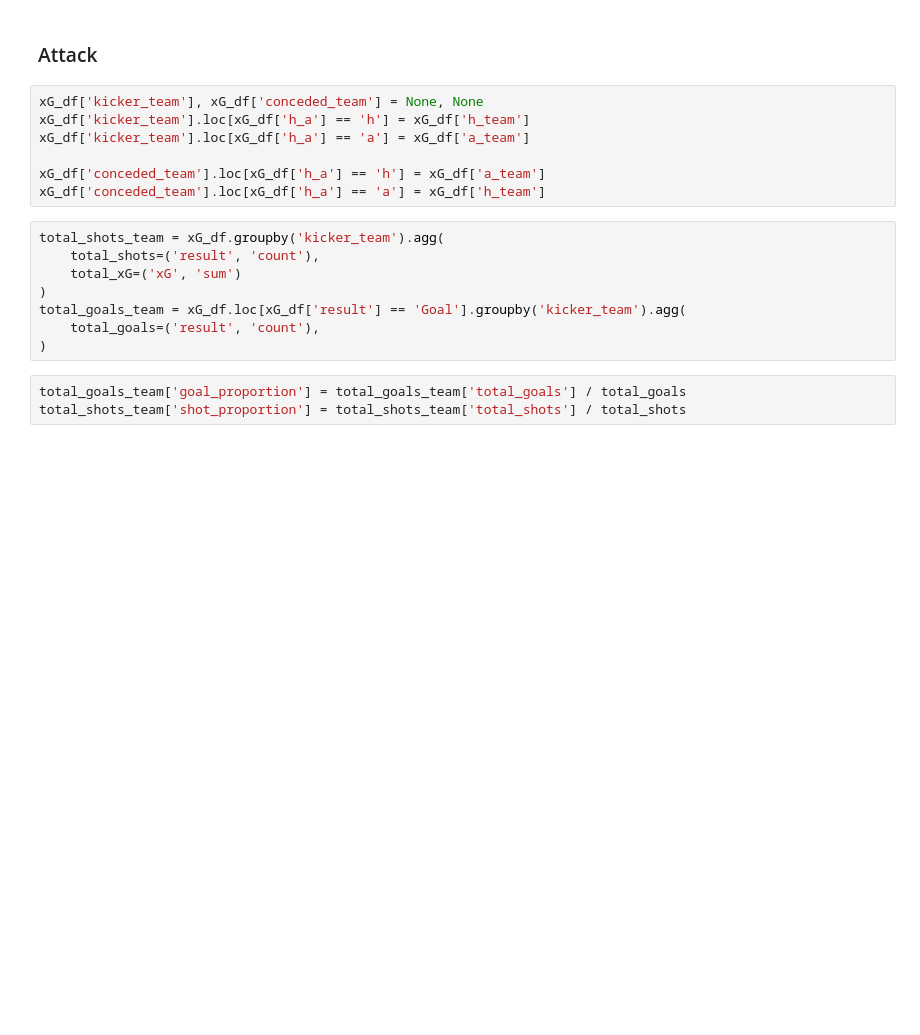
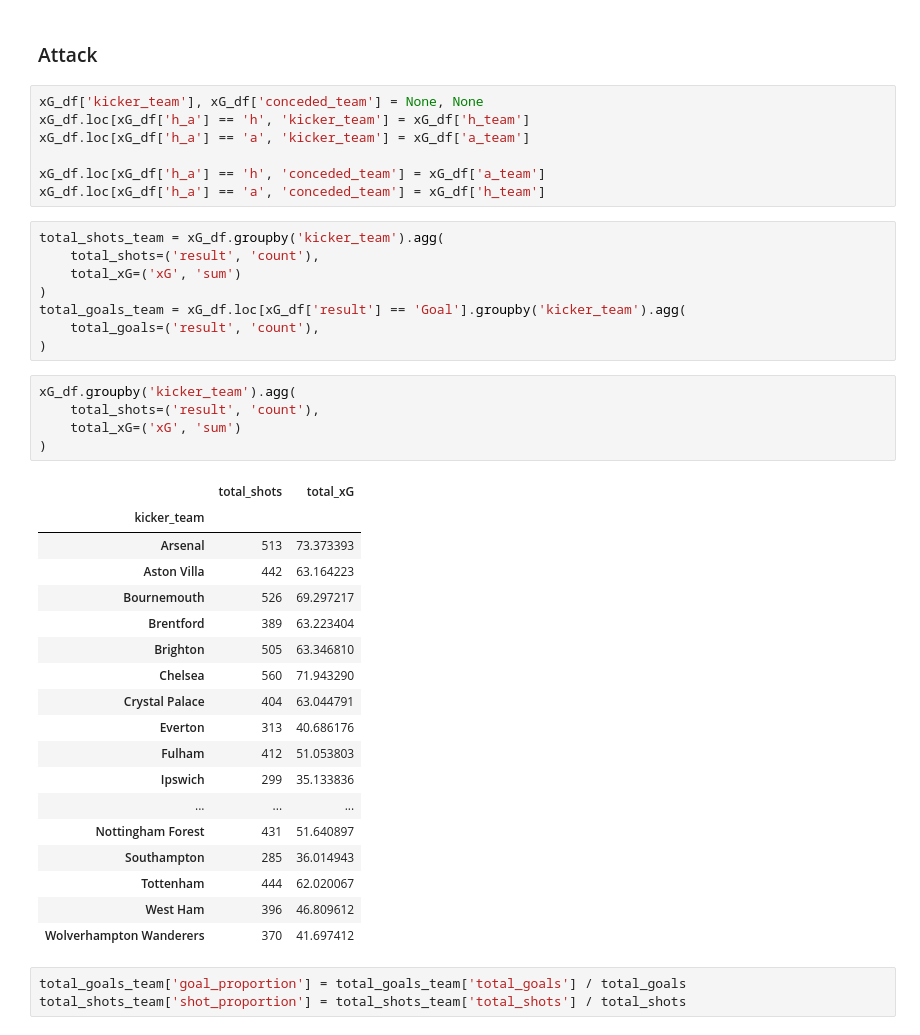
Before and after one commit to MemphisMeng/First-hand-Football, a Jupyter notebook: Notebooks/Understat_xG_Analysis.ipynb, the cells around one changed output. Saved outputs shown, nothing was run; the diff lists cells and outputs as text; blank space fills up the shorter version.

```diff
--- a/Notebooks/Understat_xG_Analysis.ipynb
+++ b/Notebooks/Understat_xG_Analysis.ipynb
@@ -1007,11 +979,11 @@ Log loss between true xG and shot result: 0.2946
 ### Attack
 # %%
 xG_df['kicker_team'], xG_df['conceded_team'] = None, None
-xG_df['kicker_team'].loc[xG_df['h_a'] == 'h'] = xG_df['h_team']
-xG_df['kicker_team'].loc[xG_df['h_a'] == 'a'] = xG_df['a_team']
+xG_df.loc[xG_df['h_a'] == 'h', 'kicker_team'] = xG_df['h_team']
+xG_df.loc[xG_df['h_a'] == 'a', 'kicker_team'] = xG_df['a_team']
 
-xG_df['conceded_team'].loc[xG_df['h_a'] == 'h'] = xG_df['a_team']
-xG_df['conceded_team'].loc[xG_df['h_a'] == 'a'] = xG_df['h_team']
+xG_df.loc[xG_df['h_a'] == 'h', 'conceded_team'] = xG_df['a_team']
+xG_df.loc[xG_df['h_a'] == 'a', 'conceded_team'] = xG_df['h_team']
 # %%
 total_shots_team = xG_df.groupby('kicker_team').agg(
     total_shots=('result', 'count'),
@@ -1020,6 +992,30 @@ total_shots_team = xG_df.groupby('kicker_team').agg(
 total_goals_team = xG_df.loc[xG_df['result'] == 'Goal'].groupby('kicker_team').agg(
     total_goals=('result', 'count'),
 )
+# %%
+xG_df.groupby('kicker_team').agg(
+    total_shots=('result', 'count'),
+    total_xG=('xG', 'sum')
+)
+# %% [output]
+|  | total_shots | total_xG |
+| kicker_team |  |  |
+| Arsenal | 513 | 73.373393 |
+| Aston Villa | 442 | 63.164223 |
+| Bournemouth | 526 | 69.297217 |
+| Brentford | 389 | 63.223404 |
+| Brighton | 505 | 63.346810 |
+| Chelsea | 560 | 71.943290 |
+| Crystal Palace | 404 | 63.044791 |
+| Everton | 313 | 40.686176 |
+| Fulham | 412 | 51.053803 |
+| Ipswich | 299 | 35.133836 |
+| ... | ... | ... |
+| Nottingham Forest | 431 | 51.640897 |
+| Southampton | 285 | 36.014943 |
+| Tottenham | 444 | 62.020067 |
+| West Ham | 396 | 46.809612 |
+| Wolverhampton Wanderers | 370 | 41.697412 |
 # %%
 total_goals_team['goal_proportion'] = total_goals_team['total_goals'] / total_goals
 total_shots_team['shot_proportion'] = total_shots_team['total_shots'] / total_shots
```
Also changed, not shown: parts of 18 cells of this notebook.
